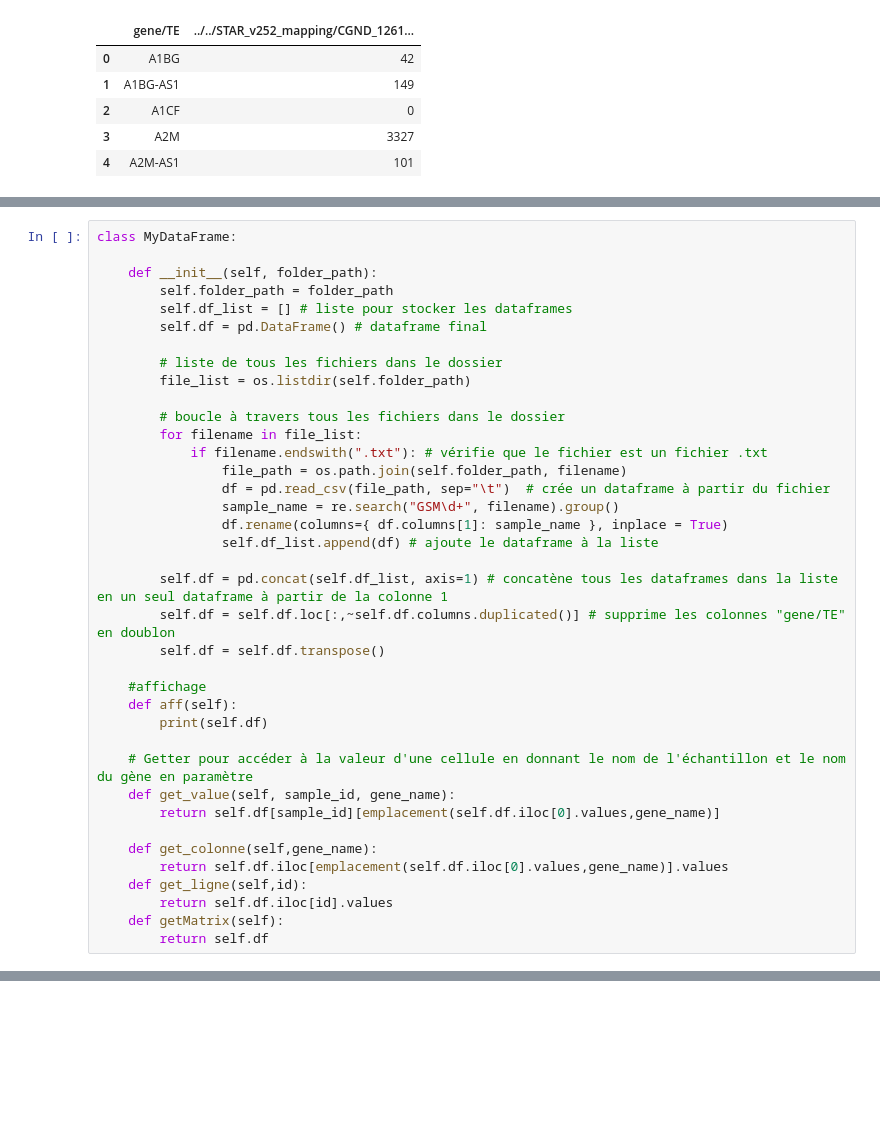
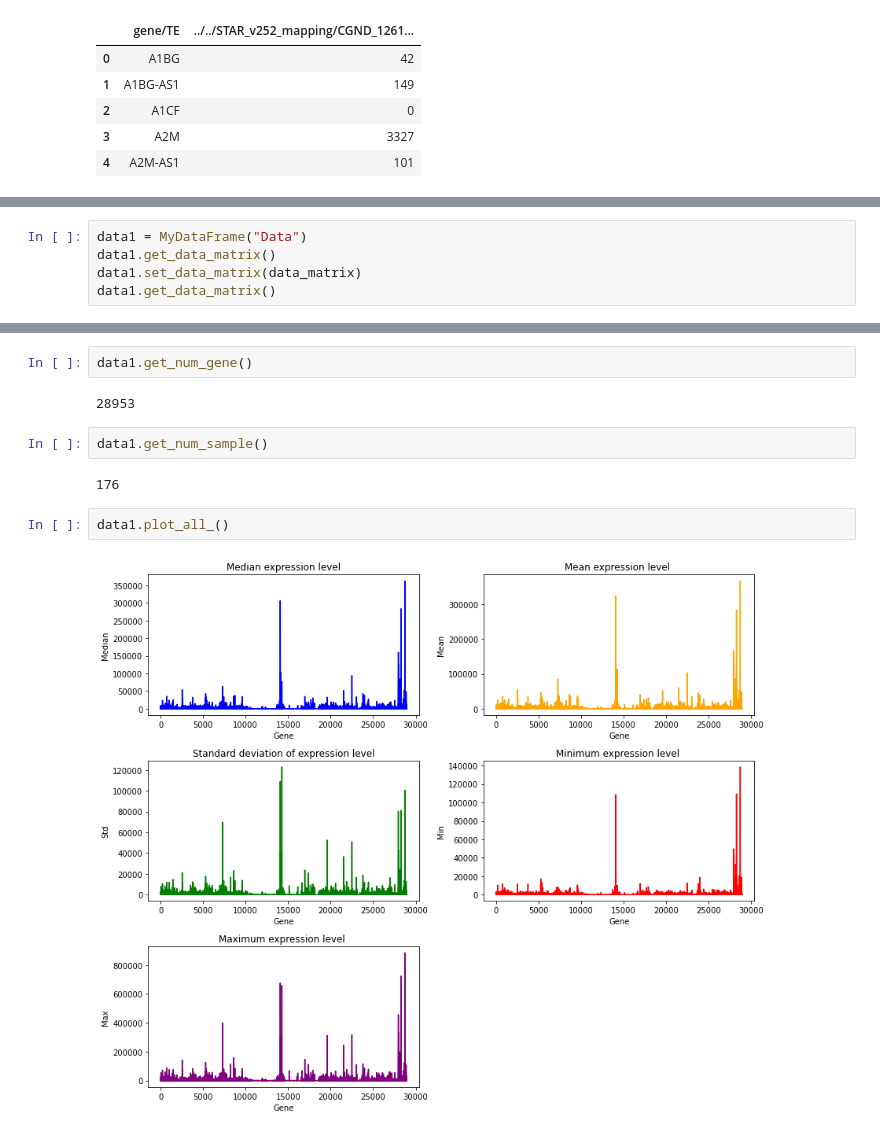
Before and after one commit to SamSamV/Bio-info, a Jupyter notebook: main.ipynb, the cells around one changed output, grey strips where cells are left out. Cells and saved outputs as stored; diff of their text form; blank space fills up the shorter version.

```diff
--- a/main.ipynb
+++ b/main.ipynb
@@ -25,38 +26,0 @@ def emplacement(l,gene_name):
-# %%
-class MyDataFrame:
-
-    def __init__(self, folder_path):
-        self.folder_path = folder_path
-        self.df_list = [] # liste pour stocker les dataframes
-        self.df = pd.DataFrame() # dataframe final
-
-        # liste de tous les fichiers dans le dossier
-        file_list = os.listdir(self.folder_path)
-
-        # boucle à travers tous les fichiers dans le dossier
-        for filename in file_list:
-            if filename.endswith(".txt"): # vérifie que le fichier est un fichier .txt
-                file_path = os.path.join(self.folder_path, filename)
-                df = pd.read_csv(file_path, sep="\t")  # crée un dataframe à partir du fichier
-                sample_name = re.search("GSM\d+", filename).group()
-                df.rename(columns={ df.columns[1]: sample_name }, inplace = True)
-                self.df_list.append(df) # ajoute le dataframe à la liste
-
-        self.df = pd.concat(self.df_list, axis=1) # concatène tous les dataframes dans la liste en un seul dataframe à partir de la colonne 1
-        self.df = self.df.loc[:,~self.df.columns.duplicated()] # supprime les colonnes "gene/TE" en doublon
-        self.df = self.df.transpose()
-
-    #affichage
-    def aff(self):
-        print(self.df)
-
-    # Getter pour accéder à la valeur d'une cellule en donnant le nom de l'échantillon et le nom du gène en paramètre
-    def get_value(self, sample_id, gene_name):
-        return self.df[sample_id][emplacement(self.df.iloc[0].values,gene_name)]
-
-    def get_colonne(self,gene_name):
-        return self.df.iloc[emplacement(self.df.iloc[0].values,gene_name)].values
-    def get_ligne(self,id):
-        return self.df.iloc[id].values
-    def getMatrix(self):
-        return self.df
@@ -243,0 +182,5 @@ plt.plot(val)
+# %%
+data1 = MyDataFrame("Data")
+data1.get_data_matrix()
+data1.set_data_matrix(data_matrix)
+data1.get_data_matrix()
@@ -243,0 +217,12 @@ plt.plot(val)
+# %%
+data1.get_num_gene()
+# %% [output]
+28953
+# %%
+data1.get_num_sample()
+# %% [output]
+176
+# %%
+data1.plot_all_()
+# %% [output]
+[figure, added]
```
Also changed, not shown: parts of 69 cells of this notebook, 40 other files.
